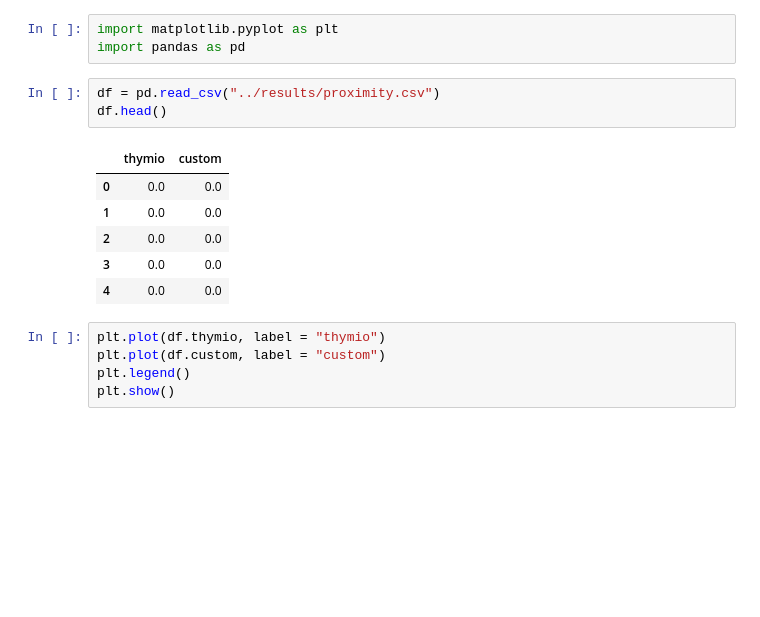
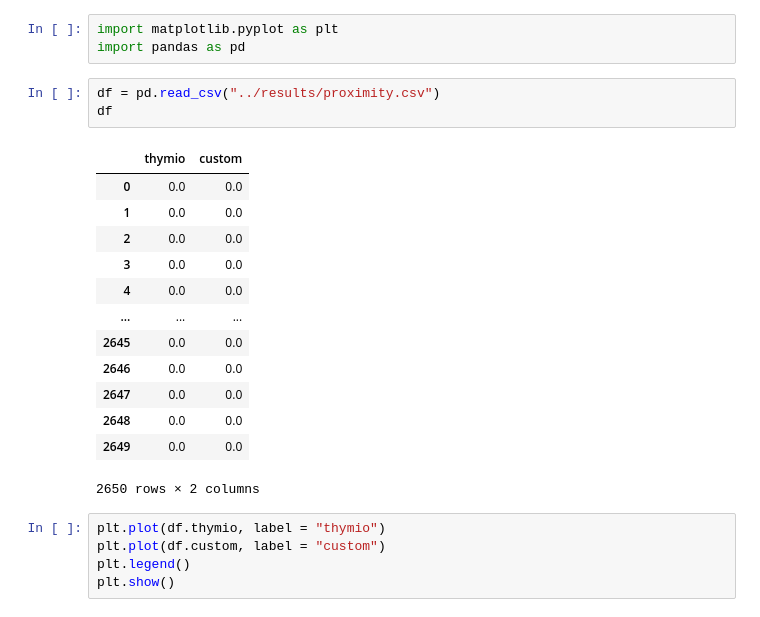
Before and after one commit to lsch0lz/webots_sensor_experiments, a Jupyter notebook: notebook/proximity.ipynb, the cells around one changed output. Saved outputs shown, nothing was run; the diff lists cells and outputs as text; blank space fills up the shorter version.

```diff
--- a/notebook/proximity.ipynb
+++ b/notebook/proximity.ipynb
@@ -3,14 +3,21 @@ import matplotlib.pyplot as plt
 import pandas as pd
 # %%
 df = pd.read_csv("../results/proximity.csv")
-df.head()
+df
 # %% [output]
 |  | thymio | custom |
 | 0 | 0.0 | 0.0 |
 | 1 | 0.0 | 0.0 |
 | 2 | 0.0 | 0.0 |
 | 3 | 0.0 | 0.0 |
 | 4 | 0.0 | 0.0 |
+| ... | ... | ... |
+| 2645 | 0.0 | 0.0 |
+| 2646 | 0.0 | 0.0 |
+| 2647 | 0.0 | 0.0 |
+| 2648 | 0.0 | 0.0 |
+| 2649 | 0.0 | 0.0 |
+2650 rows × 2 columns
 # %%
 plt.plot(df.thymio, label = "thymio")
 plt.plot(df.custom, label = "custom")
```
Also changed, not shown: parts of 1 cell of this notebook.
